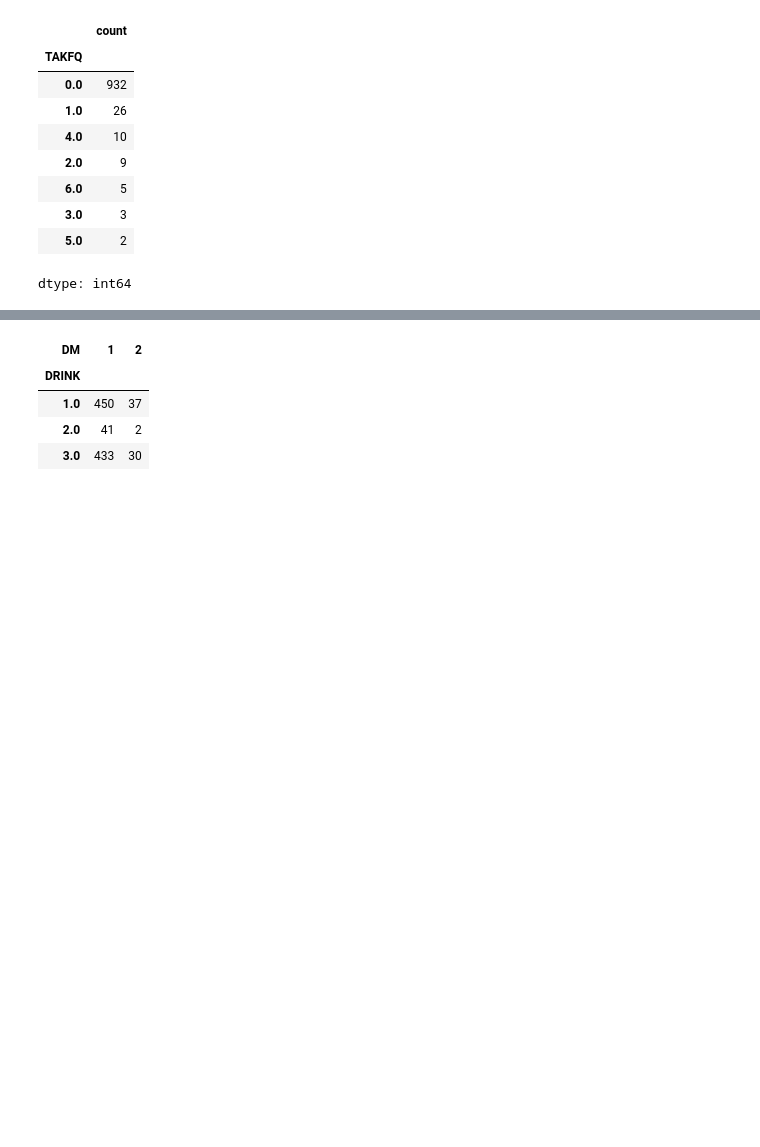
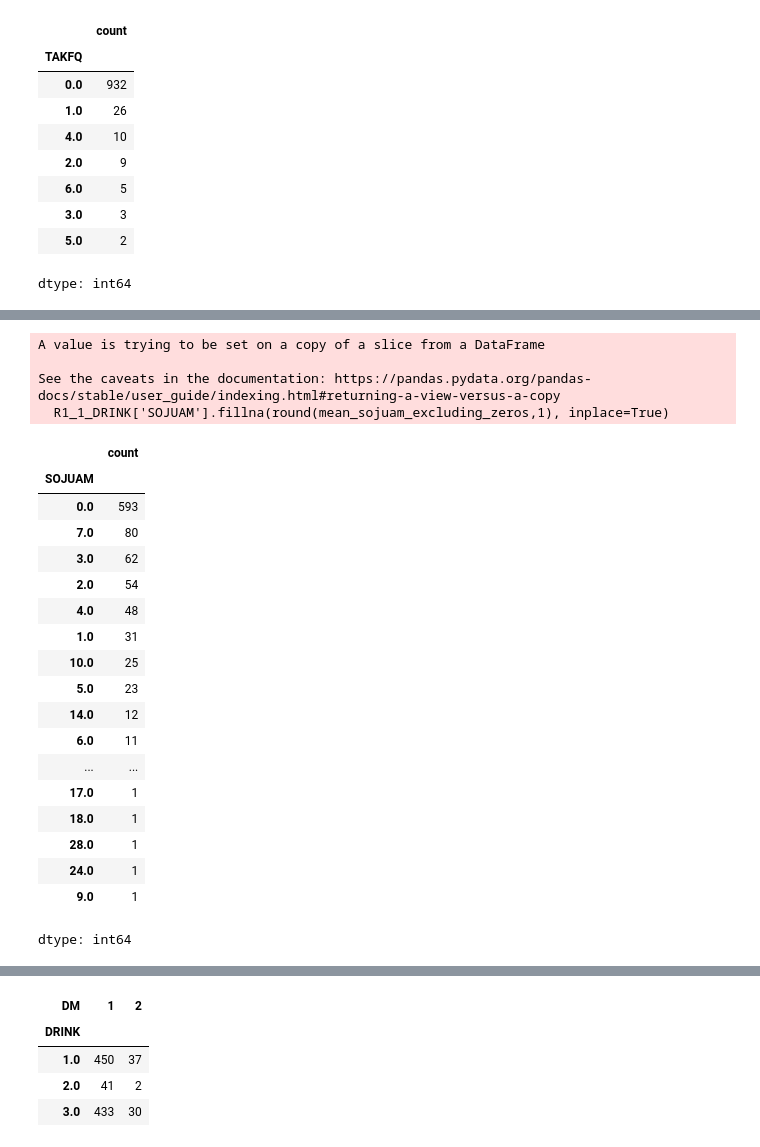
Before and after one commit to JOyongho4/DARTB4, a Jupyter notebook: KoreanHealthRecords.ipynb, the cells around one changed output, grey strips where cells are left out. Drawn from its saved outputs; the diff is of its cells as text; code cells hidden in the pictures; blank space fills up the shorter version.

```diff
--- a/KoreanHealthRecords.ipynb
+++ b/KoreanHealthRecords.ipynb
@@ -327,0 +332,7 @@ dtype: int64
+# %%
+# RICEFG가 0이면 RICEAM 결측치 0으로 처리, 0이 아니면 0이 제외한 값의 평균으로 결측치 처리
+mean_riceam_excluding_zeros = R1_1_DRINK[R1_1_DRINK['RICEAM'] != 0]['RICEAM'].mean()
+R1_1_DRINK.loc[R1_1_DRINK['RICEFQ'] == 0, 'RICEAM'] = 0
+R1_1_DRINK['RICEAM'].fillna(round(mean_riceam_excluding_zeros,1), inplace=True)
+round(mean_riceam_excluding_zeros,1)
+R1_1_DRINK['RICEAM'].value_counts()
@@ -327,0 +357,4 @@ dtype: int64
+# %%
+# 0으로 WINEFQ 결측치 처리
+R1_1_DRINK['WINEFQ']=R1_1_DRINK['WINEFQ'].fillna(0)
+R1_1_DRINK['WINEFQ'].value_counts()
@@ -327,0 +377,7 @@ dtype: int64
+# %%
+# WINEFG가 0이면 WINEAM 결측치 0으로 처리, 0이 아니면 0이 제외한 값의 평균으로 결측치 처리
+mean_wineam_excluding_zeros = R1_1_DRINK[R1_1_DRINK['WINEAM'] != 0]['WINEAM'].mean()
+R1_1_DRINK.loc[R1_1_DRINK['WINEFQ'] == 0, 'WINEAM'] = 0
+R1_1_DRINK['WINEAM'].fillna(round(mean_wineam_excluding_zeros,1), inplace=True)
+round(mean_wineam_excluding_zeros,1)
+R1_1_DRINK['WINEAM'].value_counts()
@@ -327,0 +404,4 @@ dtype: int64
+# %%
+# 0으로 SOJUFQ 결측치 처리
+R1_1_DRINK['SOJUFQ']=R1_1_DRINK['SOJUFQ'].fillna(0)
+R1_1_DRINK['SOJUFQ'].value_counts()
@@ -327,0 +424,31 @@ dtype: int64
+# %%
+# SOJUFG가 0이면 SOJUAM 결측치 0으로 처리, 0이 아니면 0이 제외한 값의 평균으로 결측치 처리
+mean_sojuam_excluding_zeros = R1_1_DRINK[R1_1_DRINK['SOJUAM'] != 0]['SOJUAM'].mean()
+R1_1_DRINK.loc[R1_1_DRINK['SOJUFQ'] == 0, 'SOJUAM'] = 0
+R1_1_DRINK['SOJUAM'].fillna(round(mean_sojuam_excluding_zeros,1), inplace=True)
+round(mean_sojuam_excluding_zeros,1)
+R1_1_DRINK['SOJUAM'].value_counts()
+# %% [output]
+A value is trying to be set on a copy of a slice from a DataFrame
+
+See the caveats in the documentation: https://pandas.pydata.org/pandas-docs/stable/user_guide/indexing.html#returning-a-view-versus-a-copy
+  R1_1_DRINK['SOJUAM'].fillna(round(mean_sojuam_excluding_zeros,1), inplace=True)
+|  | count |
+| SOJUAM |  |
+| 0.0 | 593 |
+| 7.0 | 80 |
+| 3.0 | 62 |
+| 2.0 | 54 |
+| 4.0 | 48 |
+| 1.0 | 31 |
+| 10.0 | 25 |
+| 5.0 | 23 |
+| 14.0 | 12 |
+| 6.0 | 11 |
+| ... | ... |
+| 17.0 | 1 |
+| 18.0 | 1 |
+| 28.0 | 1 |
+| 24.0 | 1 |
+| 9.0 | 1 |
+dtype: int64
```
Also changed, not shown: parts of 23 cells of this notebook.
